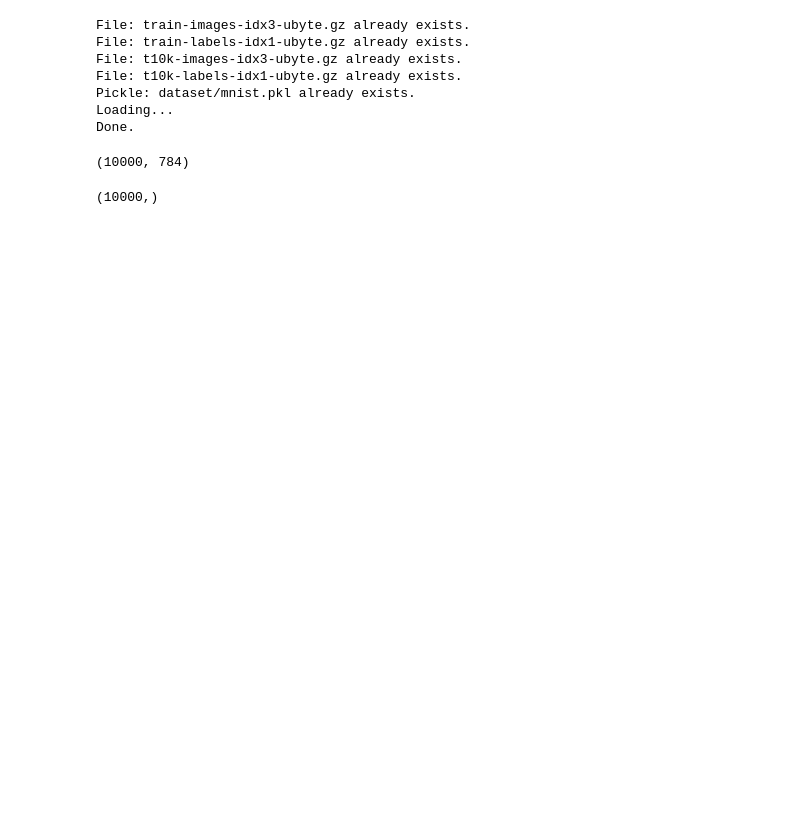
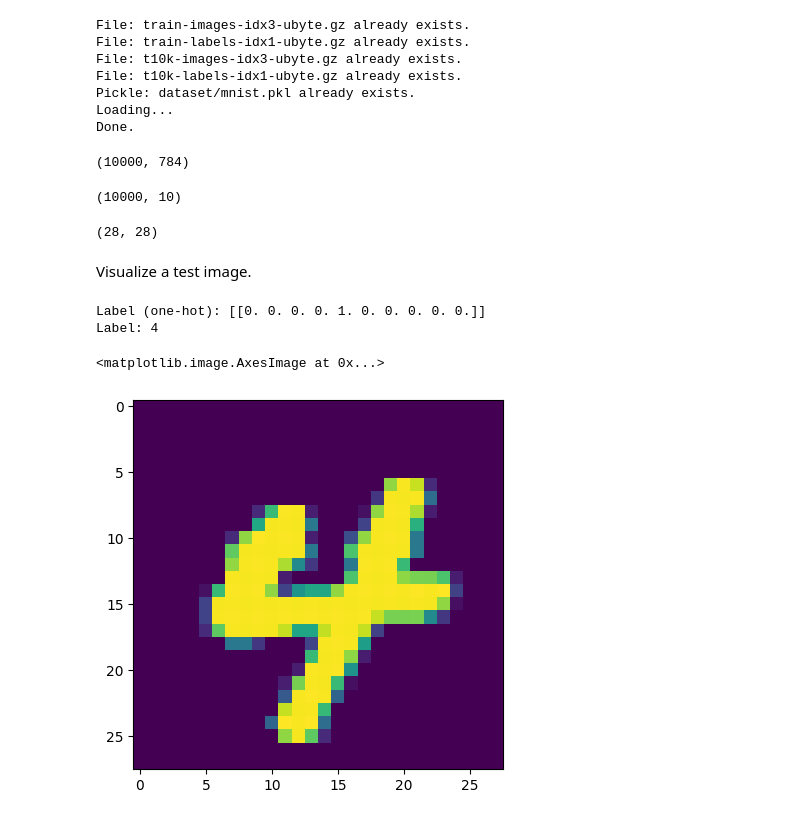
Before and after one commit to jrkwon/ece5831-2024-code, a Jupyter notebook: 05/module5-minist.ipynb, the cells around one changed output. Saved outputs shown, nothing was run; the diff lists cells and outputs as text; code cells hidden in the pictures; blank space fills up the shorter version.

Commit message:
fix access error in _download and errors in MnistData

```diff
--- a/05/module5-minist.ipynb
+++ b/05/module5-minist.ipynb
@@ -236,7 +237,8 @@ import os
 # %%
 class MnistData():
 
-    image_size = 28*28
+    image_dim = (28, 28)
+    image_size = image_dim[0]*image_dim[1]
     dataset_dir = 'dataset'
     dataset_pkl = 'mnist.pkl'
     url_base = 'http://jrkwon.com/data/ece5831/mnist/' # 'https://yann.lecun.com/exdb/mnist/'
@@ -251,6 +253,10 @@ class MnistData():
     def __init__(self):
         self.dataset = {}
         self.dataset_pkl_path = f'{self.dataset_dir}/{self.dataset_pkl}'
+
+        # create dataset_dir if the dir doesn't exist
+        if os.path.exists(self.dataset_dir) is not True:
+            os.mkdir(self.dataset_dir)
 
         self._init_dataset()
 
@@ -271,13 +277,19 @@ class MnistData():
             return
 
         print(f'Downloading {file_name}...')
+
+        # to resolve 406 Not Acceptable error
+        opener = urllib.request.build_opener()
+        opener.addheaders = [('Accept', '')]
+        urllib.request.install_opener(opener)
+
         urllib.request.urlretrieve(self.url_base + file_name, file_path)
         print('Done')
 
 
     def _download_all(self):
-        for file_name in key_file.values():
-            _download(file_name)
+        for file_name in self.key_file.values():
+            self._download(file_name)
 
 
     def _load_images(self, file_name):
@@ -296,10 +308,17 @@ class MnistData():
 
 
     def _create_dataset(self):
-        self.dataset['train_images'] = self._load_images(f"{dataset_dir}/{key_file['train_images']}")
-        self.dataset['train_labels'] = self._load_labels(f"{dataset_dir}/{key_file['train_labels']}")
-        self.dataset['test_images']  = self._load_images(f"{dataset_dir}/{key_file['test_images']}")
-        self.dataset['test_labels']  = self._load_labels(f"{dataset_dir}/{key_file['test_labels']}")
+        file_name = f"{self.dataset_dir}/{self.key_file['train_images']}"
+        self.dataset['train_images'] = self._load_images(file_name)
+
+        file_name = f"{self.dataset_dir}/{self.key_file['train_labels']}"
+        self.dataset['train_labels'] = self._load_labels(file_name)
+
+        file_name = f"{self.dataset_dir}/{self.key_file['test_images']}"
+        self.dataset['test_images']  = self._load_images(file_name)
+
+        file_name = f"{self.dataset_dir}/{self.key_file['test_labels']}"
+        self.dataset['test_labels']  = self._load_labels(file_name)
 
         with open(f'{self.dataset_pkl_path}', 'wb') as f:
             print(f'Pickle: {self.dataset_pkl_path} is being created.')
@@ -316,7 +335,7 @@ class MnistData():
                 self.dataset = pickle.load(f)
                 print('Done.')
         else:
-            _create_dataset()
+            self._create_dataset()
 
 
     def load(self):
@@ -327,7 +346,7 @@ class MnistData():
 
         # one-hot encoding
         for key in ('train_labels', 'test_labels'):
-            self.dataset[key] = _change_one_hot_label(self.dataset[key], 10)
+            self.dataset[key] = self._change_one_hot_label(self.dataset[key], 10)
 
         return (self.dataset['train_images'], self.dataset['train_labels']), \
                 (self.dataset['test_images'], self.dataset['test_labels'])
@@ -348,7 +383,25 @@ test_images.shape
 (10000, 784)
 # %%
 labels = mnist_data.dataset['test_labels']
-# %%
-labels.shape
-# %% [output]
-(10000,)
+# %%
+# Note that the labels are not one-hot-encoded.
+labels.shape
+# %% [output]
+(10000, 10)
+# %%
+mnist_data.image_dim
+# %% [output]
+(28, 28)
+# %% [markdown]
+Visualize a test image.
+# %%
+idx = np.random.randint(test_images.shape[0], size=1)
+# %%
+print(f'Label (one-hot): {test_labels[idx]}')
+print(f'Label: {np.argmax(test_labels[idx])}')
+plt.imshow(test_images[idx].reshape(28,28))
+# %% [output]
+Label (one-hot): [[0. 0. 0. 0. 1. 0. 0. 0. 0. 0.]]
+Label: 4
+<matplotlib.image.AxesImage at 0x...>
+[figure, added]
```
Also changed, not shown: parts of 3 cells of this notebook.
